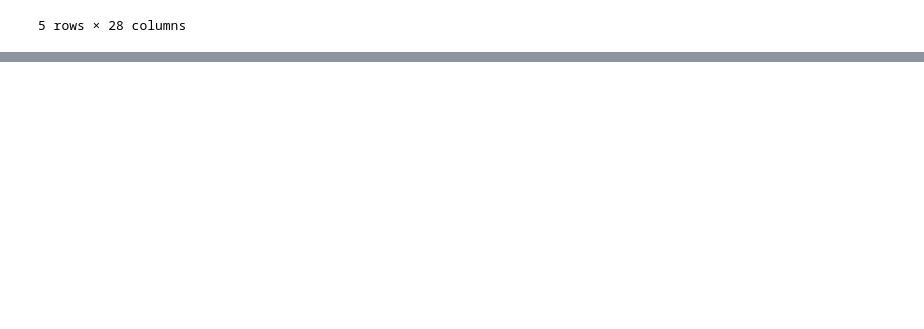
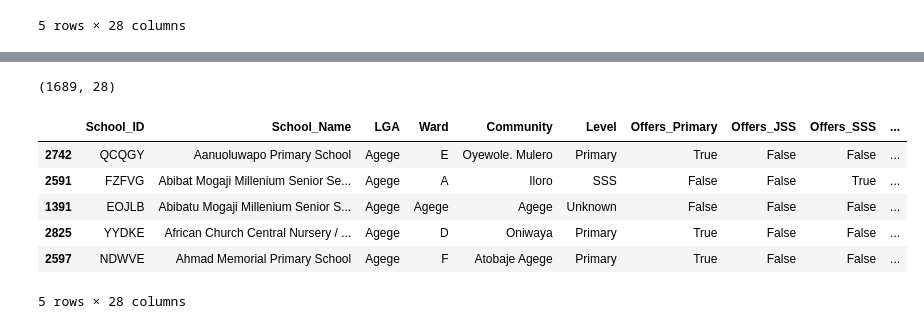
Before and after one commit to ENNILOIS/Education_Resources_Gap_Intelligence, a Jupyter notebook: School_Data_Cleaning.ipynb, the cells around one changed output, grey strips where cells are left out. Cells and saved outputs as stored; diff of their text form; code cells hidden in the pictures; blank space fills up the shorter version.

```diff
--- a/School_Data_Cleaning.ipynb
+++ b/School_Data_Cleaning.ipynb
@@ -19,0 +757,4 @@ df.head(5)
+# %%
+# Fix: Level has 9 missing
+
+df_clean["Level"] = df_clean["Level"].fillna("Unknown")
@@ -19,0 +769,17 @@ df.head(5)
+# %%
+# Remove Duplicates
+
+df_clean["Survey_Date"] = pd.to_datetime(df_clean["date_of_survey"], errors="coerce")
+df_clean["Survey_Year"] = df_clean["Survey_Date"].dt.year
+df_clean = df_clean.rename(columns={"facility_id": "School_ID"})
+
+# How many of the four counts each school has
+df_clean["Figures_Filled"] = df_clean[["Students", "Teachers", "Classrooms", "Toilets"]].notna().sum(axis=1)
+
+# Put the best record first, then keep only the first of each school
+before = len(df_clean)
+df_clean = df_clean.sort_values(["Figures_Filled", "Survey_Date"], ascending=False)
+df_clean = df_clean.drop_duplicates(subset=["School_Name", "LGA", "Ward"], keep="first")
+print("Duplicates removed:", before - len(df_clean))
+
+df_clean = df_clean.drop(columns=["Figures_Filled", "Survey_Date", "date_of_survey"])
@@ -19,0 +808,30 @@ df.head(5)
+# %%
+# Keep the app’s columns and save
+
+df_clean = df_clean.rename(columns={"latitude": "Latitude", "longitude": "Longitude"})
+
+final_columns = [
+    "School_ID", "School_Name", "LGA", "Ward", "Community", "Level",
+    "Offers_Primary", "Offers_JSS", "Offers_SSS", "Combined_Levels",
+    "Students", "Teachers", "Classrooms", "Toilets",
+    "Students_per_Teacher", "Students_per_Classroom", "Students_per_Toilet",
+    "Teacher_Label", "Classroom_Label", "Toilet_Label", "Overall_Label",
+    "Pressure_Score", "Data_Complete", "Gender_Total_Mismatch",
+    "Unreliable_Values", "Survey_Year", "Latitude", "Longitude",
+]
+
+df_clean = df_clean[final_columns].sort_values(["LGA", "School_Name"])
+
+df_clean.to_csv("lagos_public_schools_clean.csv", index=False)
+
+print(df_clean.shape)
+df_clean.head()
+# %% [output]
+(1689, 28)
+|  | School_ID | School_Name | LGA | Ward | Community | Level | Offers_Primary | Offers_JSS | Offers_SSS | ... |
+| 2742 | QCQGY | Aanuoluwapo Primary School | Agege | E | Oyewole. Mulero | Primary | True | False | False | ... |
+| 2591 | FZFVG | Abibat Mogaji Millenium Senior Se... | Agege | A | Iloro | SSS | False | False | True | ... |
+| 1391 | EOJLB | Abibatu Mogaji Millenium Senior S... | Agege | Agege | Agege | Unknown | False | False | False | ... |
+| 2825 | YYDKE | African Church Central Nursery / ... | Agege | D | Oniwaya | Primary | True | False | False | ... |
+| 2597 | NDWVE | Ahmad Memorial Primary School | Agege | F | Atobaje Agege | Primary | True | False | False | ... |
+5 rows × 28 columns
```
Also changed, not shown: parts of 44 cells of this notebook, 4 other files.
